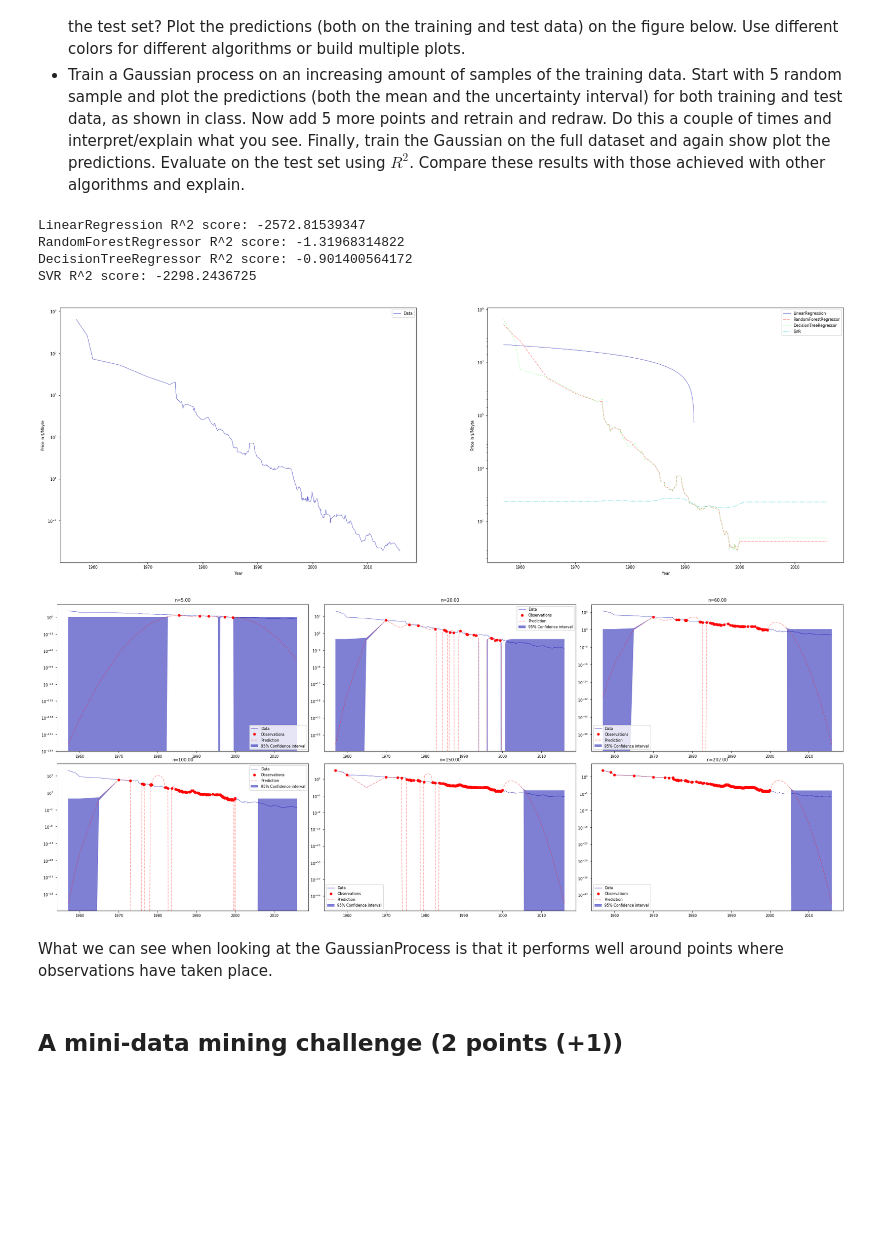
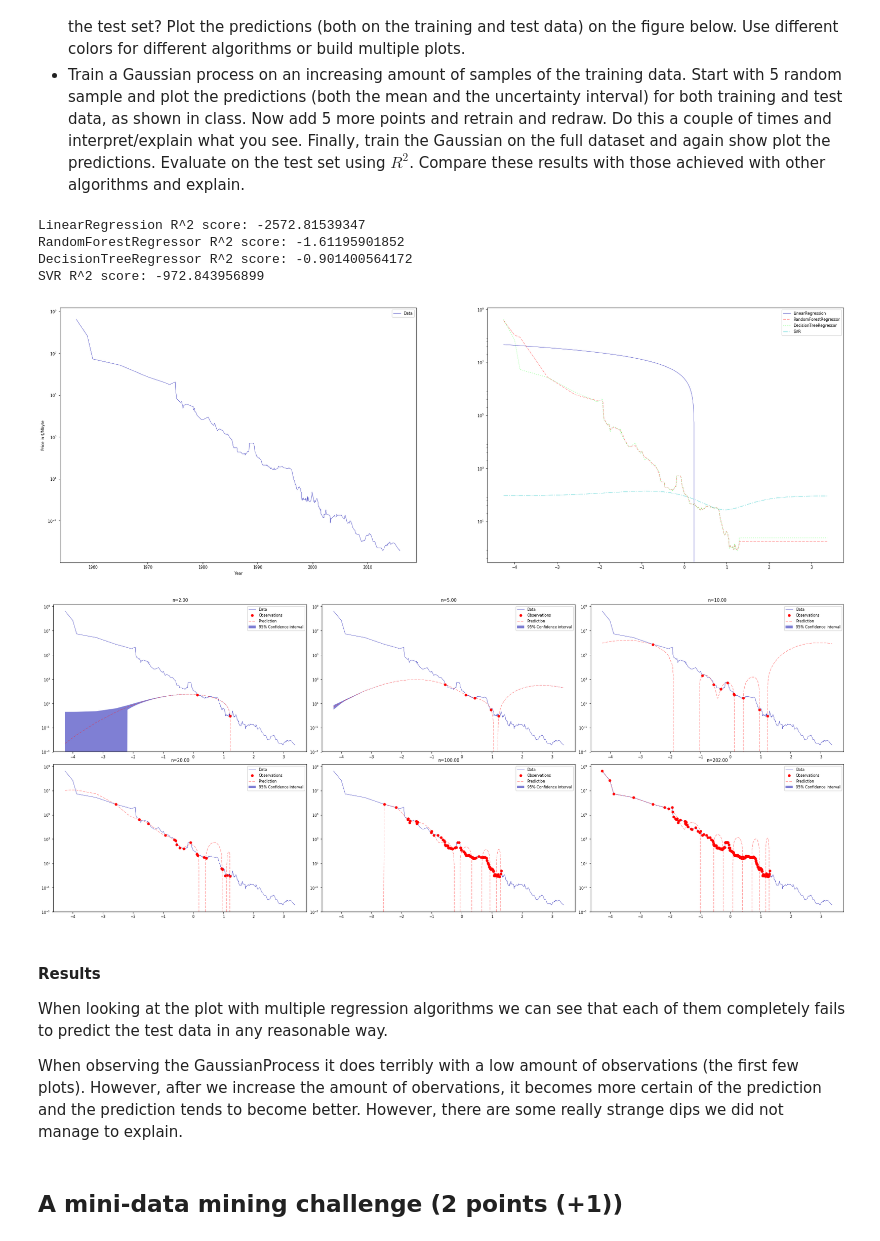
Before and after one commit to Zilarion/2IMW30-Assignment-1, a Jupyter notebook: Assignment 2.ipynb, the cells around one changed output. Cells and saved outputs as stored; diff of their text form; code cells hidden in the pictures; blank space fills up the shorter version.

Commit message:
Added scaling to gaussian

```diff
--- a/Assignment 2.ipynb
+++ b/Assignment 2.ipynb
@@ -160,6 +160,8 @@ from sklearn.gaussian_process import GaussianProcessRegressor
 from sklearn.utils import shuffle
 from sklearn.model_selection import cross_val_score
 from sklearn.svm import SVR
+from sklearn.preprocessing import StandardScaler, MinMaxScaler
+from sklearn.pipeline import Pipeline
 
 # Read data
 ram_prices = pd.read_csv('data/ram_price.csv')
@@ -185,54 +187,65 @@ y_train = train.price.reshape(-1, 1)
 x_test = test.date.reshape(-1, 1)
 y_test = test.price.reshape(-1, 1)
 
+# Scale data
+scl = StandardScaler()
+scl.fit(x_train, y_train)
+x_train = scl.transform(x_train)
+x_test = scl.transform(x_test)
+data = scl.transform(data)
+
 # Define algorithms
 algorithms = [LinearRegression(), RandomForestRegressor(), DecisionTreeRegressor(), SVR()]
-axes[1].set_xlabel("Year")
-axes[1].set_ylabel("Price in $/Mbyte");
 
 # Calculate R2 values and plot predictions
-for alg in algorithms:
-    alg.fit(x_train, y_train)
-    y_result = alg.predict(data)
-    print("%s R^2 score: %s" % (alg.__class__.__name__ ,
-                            cross_val_score(alg, x_test, y_test, cv=10, scoring="r2").mean()))
-    axes[1].semilogy(data, y_result, label=alg.__class__.__name__)
+for reg in algorithms:
+    reg.fit(x_train, y_train)
+    y_result = reg.predict(data)
+    print("%s R^2 score: %s" % (reg.__class__.__name__ ,
+                            cross_val_score(reg, x_test, y_test, cv=10, scoring="r2").mean()))
+    axes[1].plot(data, y_result, label=reg.__class__.__name__)
+axes[1].set_yscale('log')
 axes[1].legend()
 
 fig2, ax2 = plt.subplots(2, 3, figsize=(25, 10))
 fig2.tight_layout()
 ax2= ax2.flatten()
 
-# Initialize a Gaussian Process model
-clf = GaussianProcessRegressor(n_restarts_optimizer=9)
+# Initialize a Gaussian process regressor
+reg = GaussianProcessRegressor(n_restarts_optimizer=9)
 
 i=0
-for sampleSize in [5, 20, 60, 100, 150, len(x_train)]:
+for sampleSize in [2, 5, 10, 20, 100, len(x_train)]:
     x_sample_train, y_sample_train = shuffle(x_train, y_train, random_state=1, n_samples=sampleSize)
-    clf.fit(x_sample_train, y_sample_train)
-    y_pred, sigma = clf.predict(data, return_std = True)
+    reg.fit(x_sample_train, y_sample_train)
+    y_pred, sigma = reg.predict(data, return_std = True)
     y_pred = y_pred.flatten()
 
     ax2[i].set_title("n={:.2f}".format(sampleSize))
 
     ax2[i].plot(data, data_y, label="Data")
     ax2[i].plot(x_sample_train, y_sample_train, 'r.', markersize=10, label=u'Observations')
     ax2[i].plot(data, y_pred, label="Prediction")
-    ax2[i].fill_between(data.flatten(), y_pred - 1.9600 * sigma, y_pred + 1.9600 * sigma,
+    ax2[i].fill_between(data.flatten(),
+                        y_pred - 1.9600 * sigma,
+                        y_pred + 1.9600 * sigma,
                         alpha=0.5,
                         label="95% Confidence interval")
     ax2[i].set_yscale('log')
     ax2[i].legend()
     i += 1
 # %% [output]
 LinearRegression R^2 score: -2572.81539347
-RandomForestRegressor R^2 score: -1.31968314822
+RandomForestRegressor R^2 score: -1.61195901852
 DecisionTreeRegressor R^2 score: -0.901400564172
-SVR R^2 score: -2298.2436725
+SVR R^2 score: -972.843956899
-[figure, old version]
+[figure, new version]
-[figure, old version]
+[figure, new version]
-# %% [markdown]
-What we can see when looking at the GaussianProcess is that it performs well around points where observations have taken place.
+# %% [markdown]
+#### Results
+When looking at the plot with multiple regression algorithms we can see that each of them completely fails to predict the test data in any reasonable way.
+
+When observing the GaussianProcess it does terribly with a low amount of observations (the first few plots). However, after we increase the amount of obervations, it becomes more certain of the prediction and the prediction tends to become better. However, there are some really strange dips we did not manage to explain.
 # %% [markdown]
 ## A mini-data mining challenge (2 points (+1))
 # %% [markdown]
```
